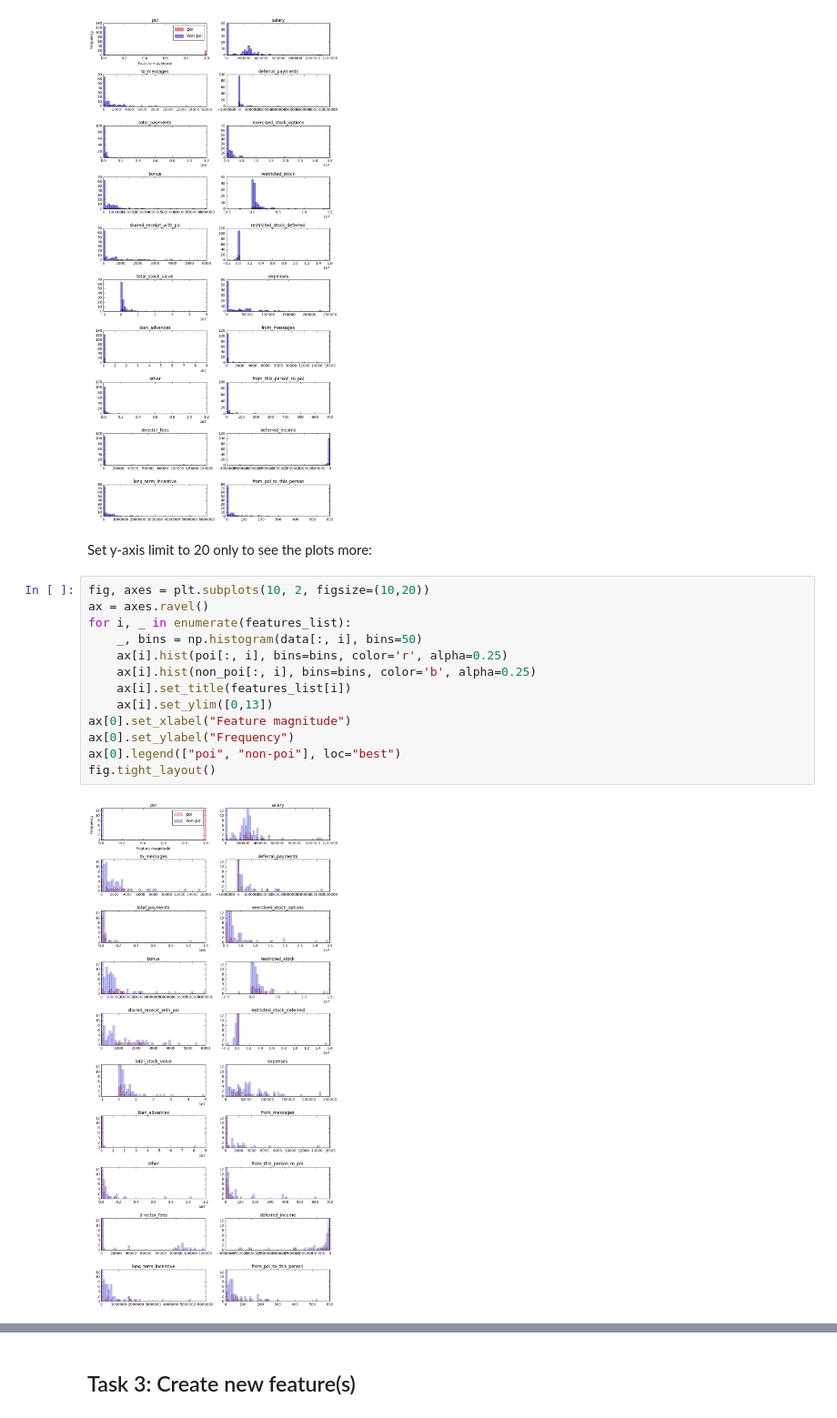
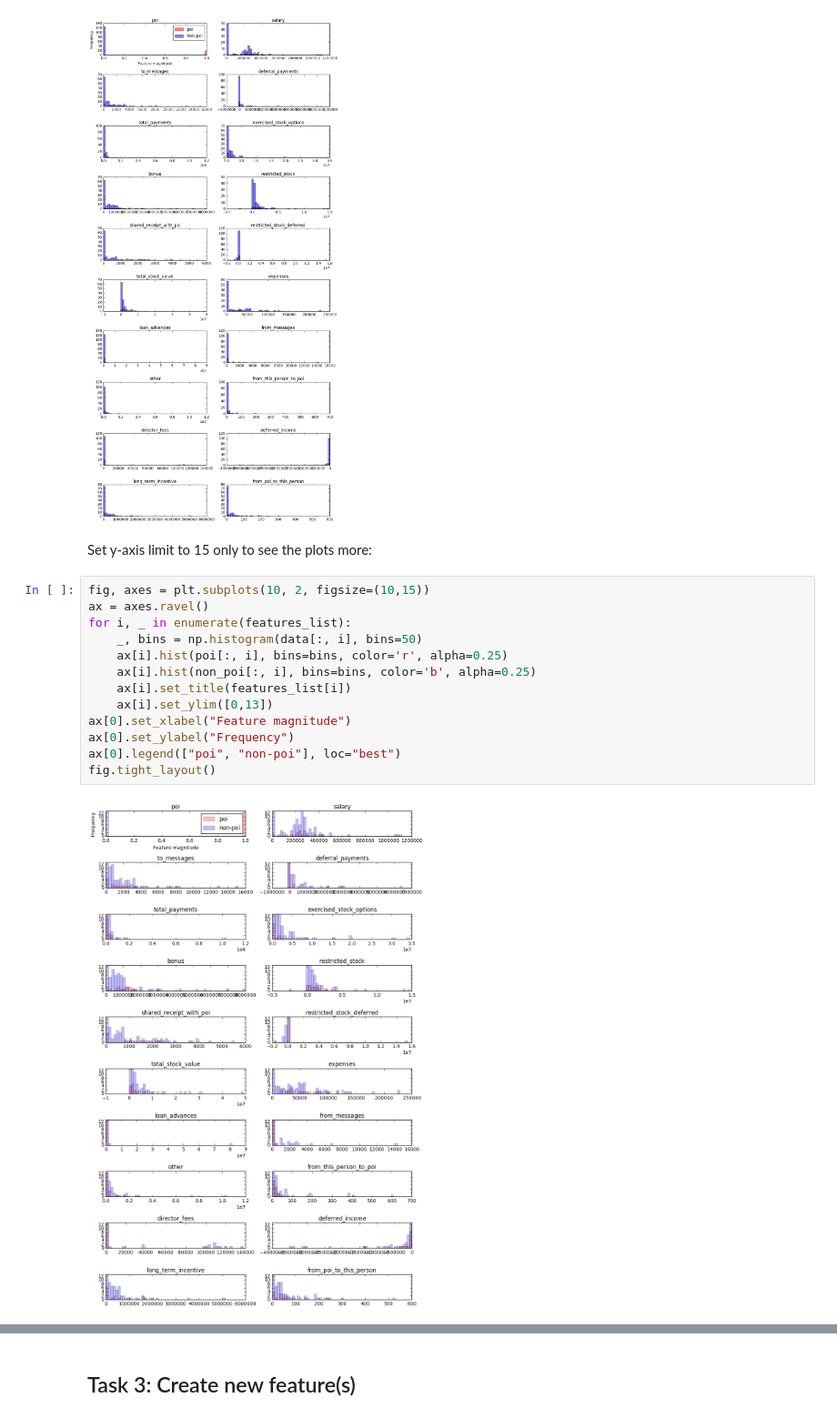
Before and after one commit to MANOJPATRA1991/intro_to_machine_learning, a Jupyter notebook: 15_project/poi_id.ipynb, the cells around one changed output, grey strips where cells are left out. Shown at 91% size. Cells and saved outputs as stored; diff of their text form.

```diff
--- a/15_project/poi_id.ipynb
+++ b/15_project/poi_id.ipynb
@@ -391,22 +391,22 @@ fig.tight_layout()
 # %% [output]
 [figure]
 # %% [markdown]
-Set y-axis limit to 20 only to see the plots more:
+Set y-axis limit to 15 only to see the plots more:
 # %%
-fig, axes = plt.subplots(10, 2, figsize=(10,20))
+fig, axes = plt.subplots(10, 2, figsize=(10,15))
 ax = axes.ravel()
 for i, _ in enumerate(features_list):
     _, bins = np.histogram(data[:, i], bins=50)
     ax[i].hist(poi[:, i], bins=bins, color='r', alpha=0.25)
     ax[i].hist(non_poi[:, i], bins=bins, color='b', alpha=0.25)
     ax[i].set_title(features_list[i])
     ax[i].set_ylim([0,13])
 ax[0].set_xlabel("Feature magnitude")
 ax[0].set_ylabel("Frequency")
 ax[0].legend(["poi", "non-poi"], loc="best")
 fig.tight_layout()
 # %% [output]
-[figure, old version]
+[figure, new version]
 # %% [markdown]
 The histograms do not show separation between poi and non-poi's but at least some have more variation than others. Based on this, I would like to EXCLUDE the following available features due to lack of variation on the features.
 
```
Also changed, not shown: parts of 12 cells of this notebook.
